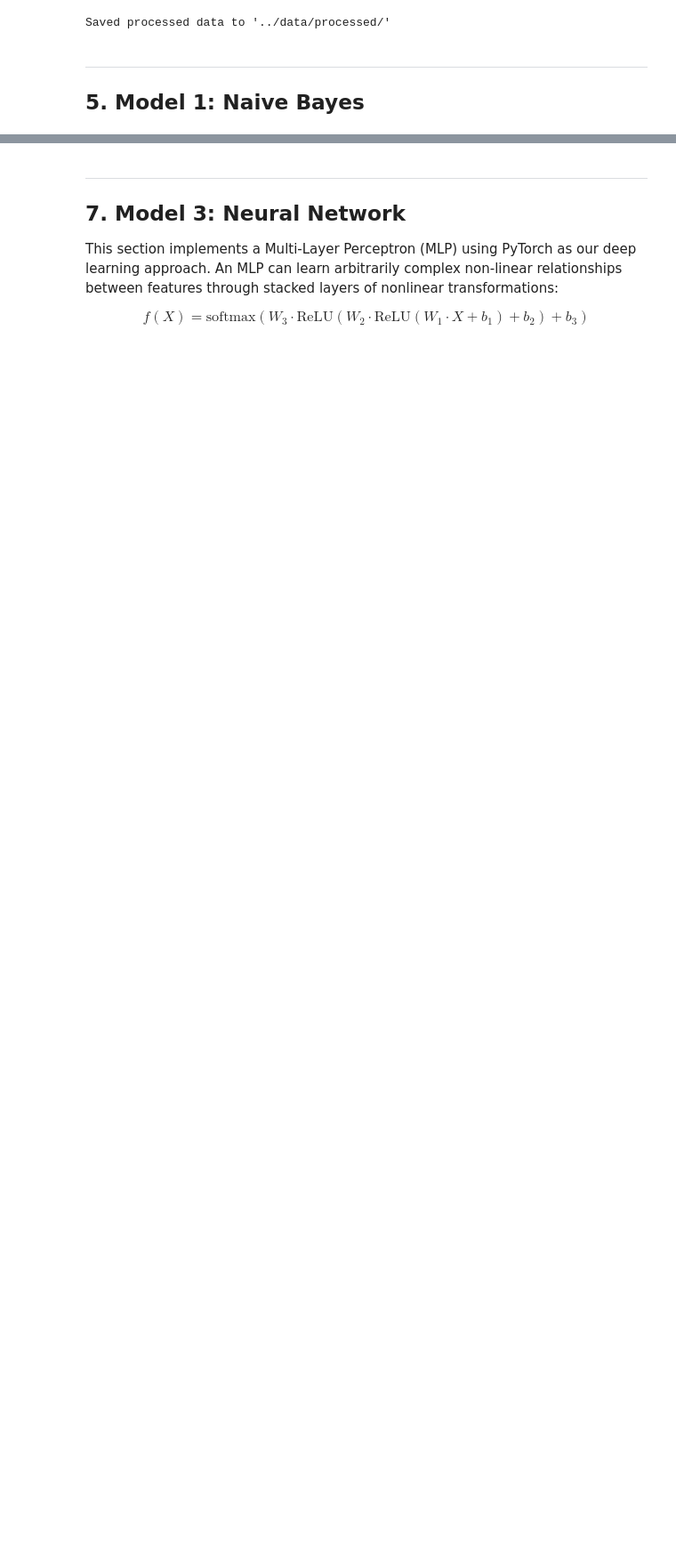
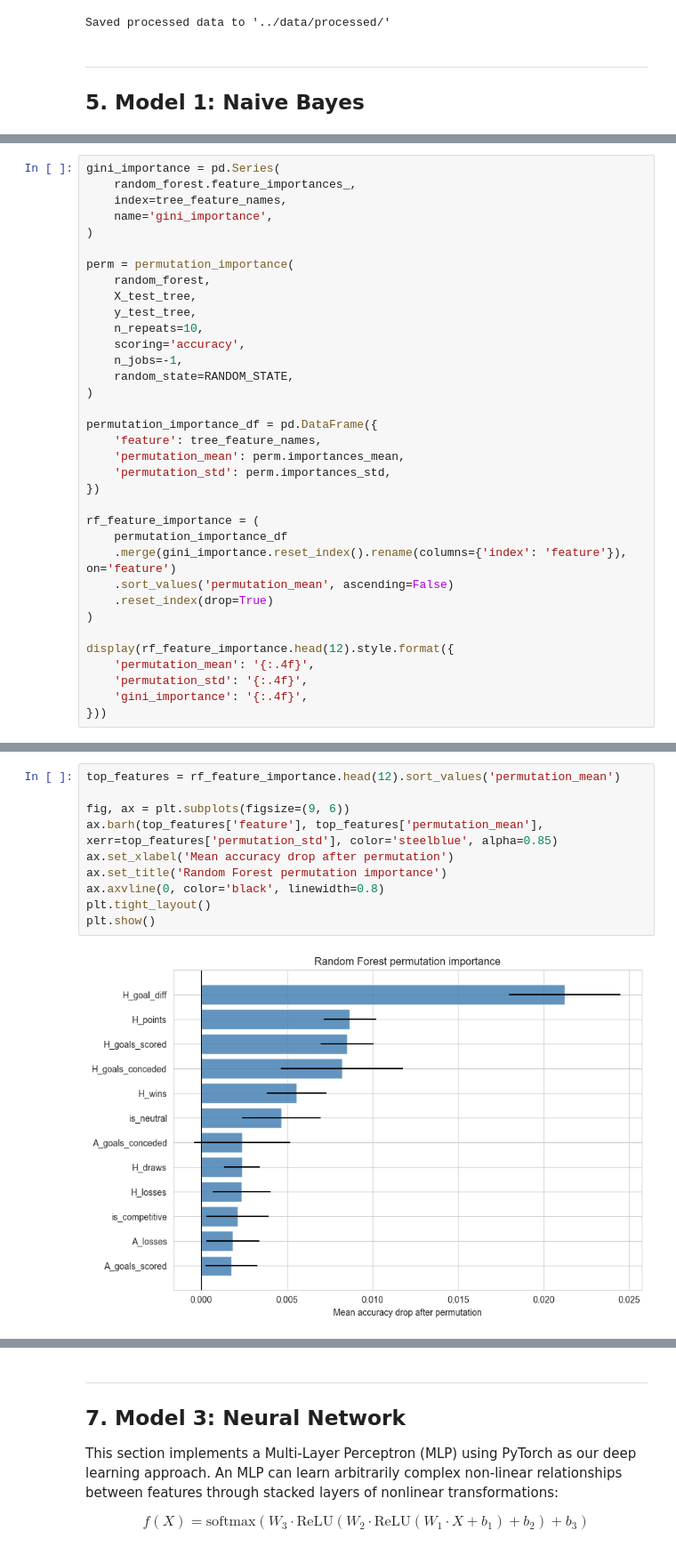
Before and after one commit to Am1neX/Project_INFOH410, a Jupyter notebook: notebooks/football_prediction.ipynb, the cells around one changed output, grey strips where cells are left out. Shown at 89% size. Saved outputs shown, nothing was run; the diff lists cells and outputs as text; blank space fills up the shorter version.

```diff
--- a/notebooks/football_prediction.ipynb
+++ b/notebooks/football_prediction.ipynb
@@ -834,0 +1137,35 @@ Saved processed data to '../data/processed/'
+# %%
+gini_importance = pd.Series(
+    random_forest.feature_importances_,
+    index=tree_feature_names,
+    name='gini_importance',
+)
+
+perm = permutation_importance(
+    random_forest,
+    X_test_tree,
+    y_test_tree,
+    n_repeats=10,
+    scoring='accuracy',
+    n_jobs=-1,
+    random_state=RANDOM_STATE,
+)
+
+permutation_importance_df = pd.DataFrame({
+    'feature': tree_feature_names,
+    'permutation_mean': perm.importances_mean,
+    'permutation_std': perm.importances_std,
+})
+
+rf_feature_importance = (
+    permutation_importance_df
+    .merge(gini_importance.reset_index().rename(columns={'index': 'feature'}), on='feature')
+    .sort_values('permutation_mean', ascending=False)
+    .reset_index(drop=True)
+)
+
+display(rf_feature_importance.head(12).style.format({
+    'permutation_mean': '{:.4f}',
+    'permutation_std': '{:.4f}',
+    'gini_importance': '{:.4f}',
+}))
@@ -834,0 +1186,12 @@ Saved processed data to '../data/processed/'
+# %%
+top_features = rf_feature_importance.head(12).sort_values('permutation_mean')
+
+fig, ax = plt.subplots(figsize=(9, 6))
+ax.barh(top_features['feature'], top_features['permutation_mean'], xerr=top_features['permutation_std'], color='steelblue', alpha=0.85)
+ax.set_xlabel('Mean accuracy drop after permutation')
+ax.set_title('Random Forest permutation importance')
+ax.axvline(0, color='black', linewidth=0.8)
+plt.tight_layout()
+plt.show()
+# %% [output]
+[figure, added]
```
Also changed, not shown: parts of 27 cells of this notebook, 7 other files.
